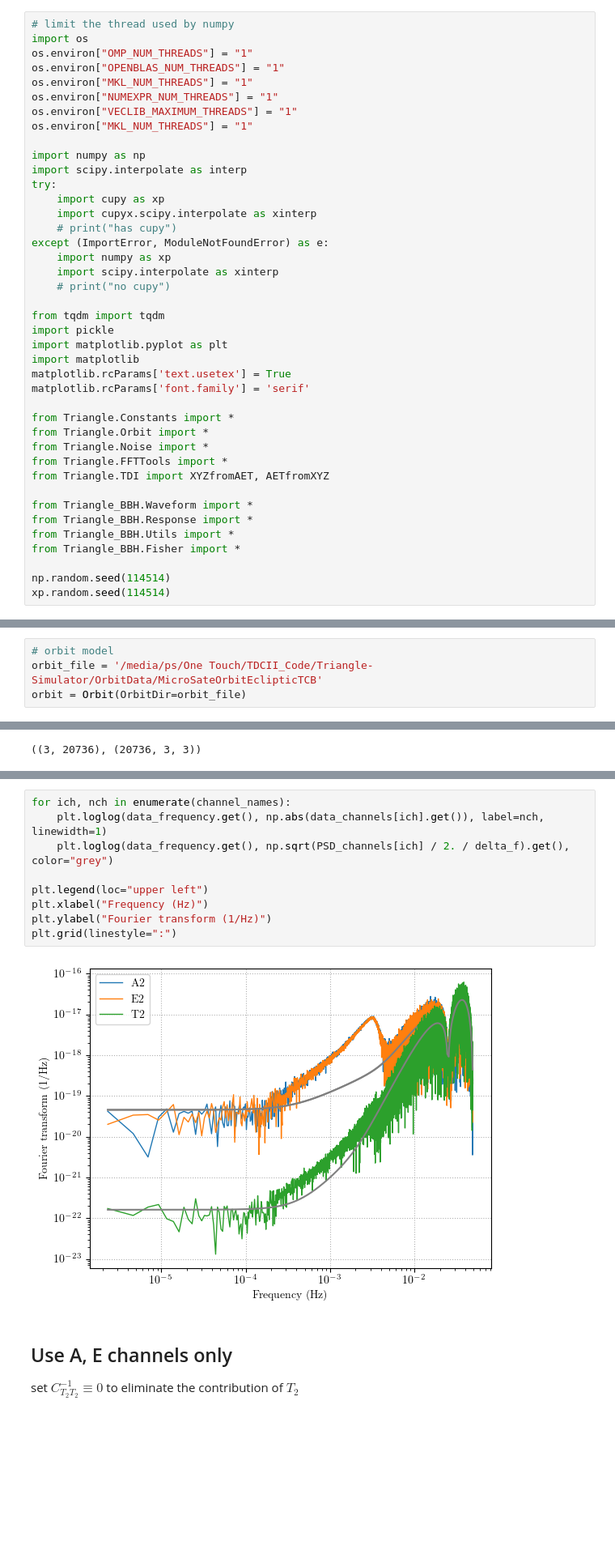
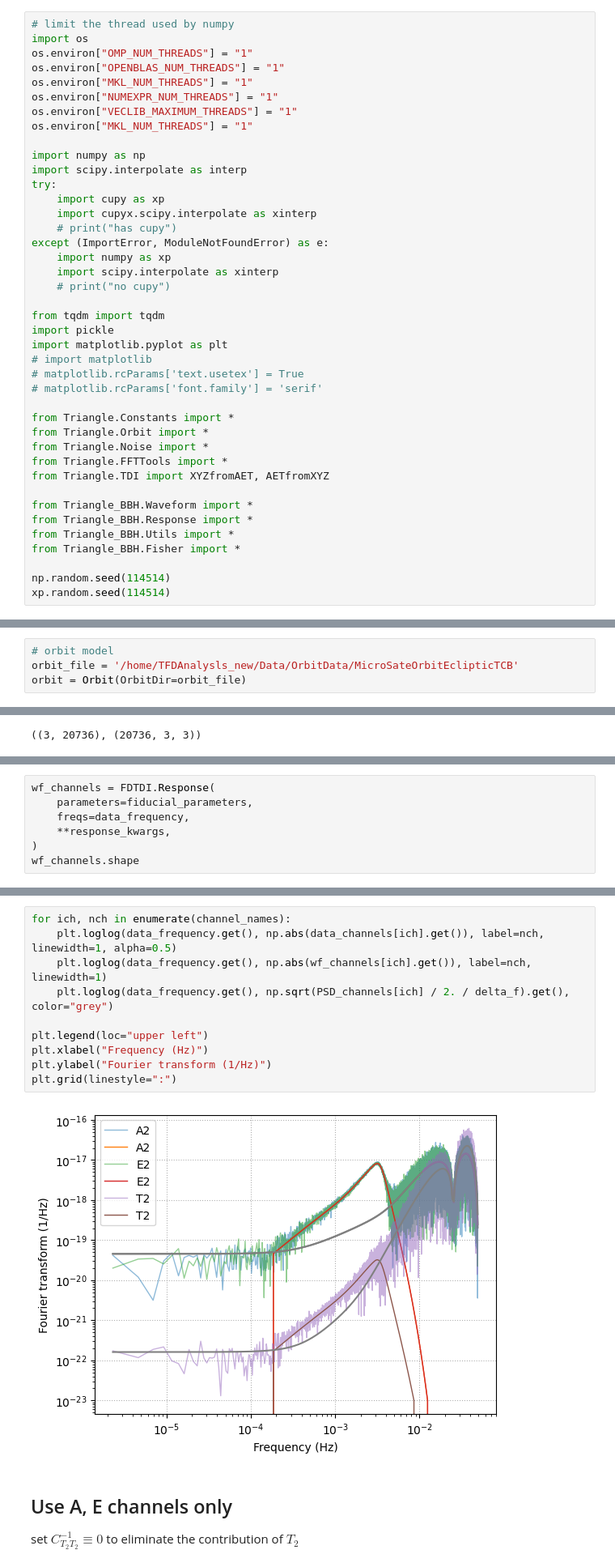
Before and after one commit to TriangleDataCenter/Triangle-BBH, a Jupyter notebook: Examples/2_MBHB_Parameter_Estimation_AE_Heterodyne.ipynb, the cells around one changed output, grey strips where cells are left out. Shown at 81% size. Drawn from its saved outputs; the diff is of its cells as text; blank space fills up the shorter version.

```diff
--- a/Examples/2_MBHB_Parameter_Estimation_AE_Heterodyne.ipynb
+++ b/Examples/2_MBHB_Parameter_Estimation_AE_Heterodyne.ipynb
@@ -22,9 +22,9 @@ except (ImportError, ModuleNotFoundError) as e:
 from tqdm import tqdm
 import pickle
 import matplotlib.pyplot as plt
-import matplotlib
-matplotlib.rcParams['text.usetex'] = True
-matplotlib.rcParams['font.family'] = 'serif'
+# import matplotlib
+# matplotlib.rcParams['text.usetex'] = True
+# matplotlib.rcParams['font.family'] = 'serif'
 
 from Triangle.Constants import *
 from Triangle.Orbit import *
@@ -49,7 +49,7 @@ has BBHx waveform
 ### orbit
 # %%
 # orbit model
-orbit_file = '/media/ps/One Touch/TDCII_Code/Triangle-Simulator/OrbitData/MicroSateOrbitEclipticTCB'
+orbit_file = '/home/TFDAnalysls_new/Data/OrbitData/MicroSateOrbitEclipticTCB'
 orbit = Orbit(OrbitDir=orbit_file)
 # %% [markdown]
 ### waveform and response
@@ -155,0 +158,7 @@ arm lengths: {'12': array(9.9423583), '13': array(9.99401934), '23': array(9.991
+# %%
+wf_channels = FDTDI.Response(
+    parameters=fiducial_parameters,
+    freqs=data_frequency,
+    **response_kwargs,
+)
+wf_channels.shape
@@ -156,14 +167,15 @@ arm lengths: {'12': array(9.9423583), '13': array(9.99401934), '23': array(9.991
 # %%
 for ich, nch in enumerate(channel_names):
-    plt.loglog(data_frequency.get(), np.abs(data_channels[ich].get()), label=nch, linewidth=1)
+    plt.loglog(data_frequency.get(), np.abs(data_channels[ich].get()), label=nch, linewidth=1, alpha=0.5)
+    plt.loglog(data_frequency.get(), np.abs(wf_channels[ich].get()), label=nch, linewidth=1)
     plt.loglog(data_frequency.get(), np.sqrt(PSD_channels[ich] / 2. / delta_f).get(), color="grey")
 
 plt.legend(loc="upper left")
 plt.xlabel("Frequency (Hz)")
 plt.ylabel("Fourier transform (1/Hz)")
 plt.grid(linestyle=":")
 # %% [output]
-[figure, old version]
+[figure, new version]
 # %% [markdown]
 ## Use A, E channels only
 set $C^{-1}_{T_2 T_2} \equiv 0$ to eliminate the contribution of $T_2$
```
Also changed, not shown: parts of 11 cells of this notebook, 1 other file.
